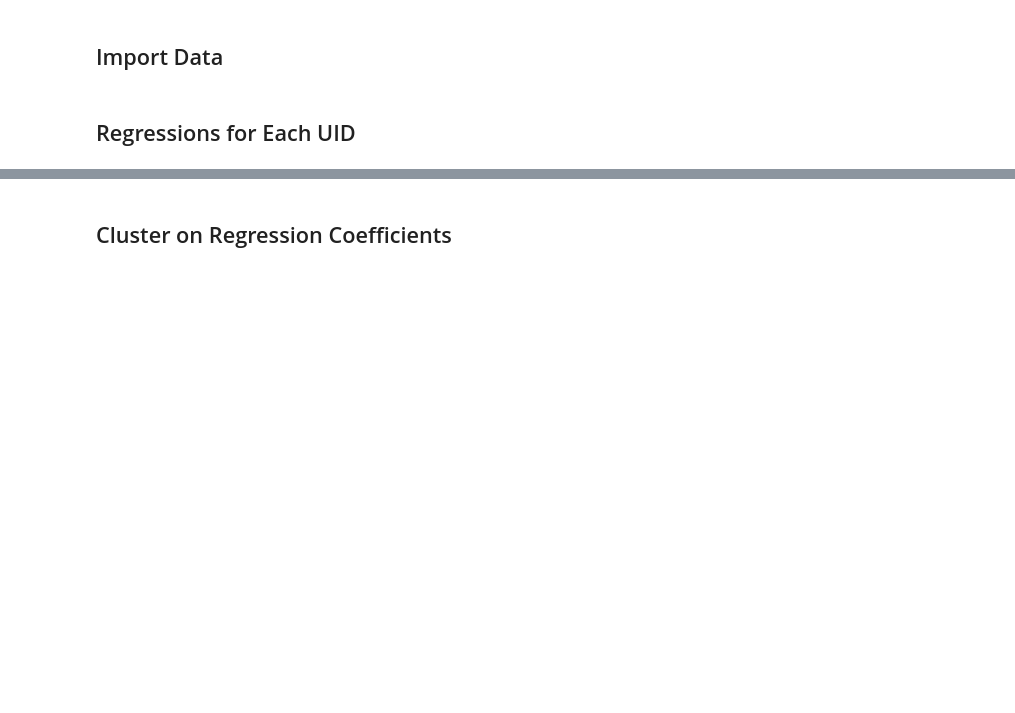
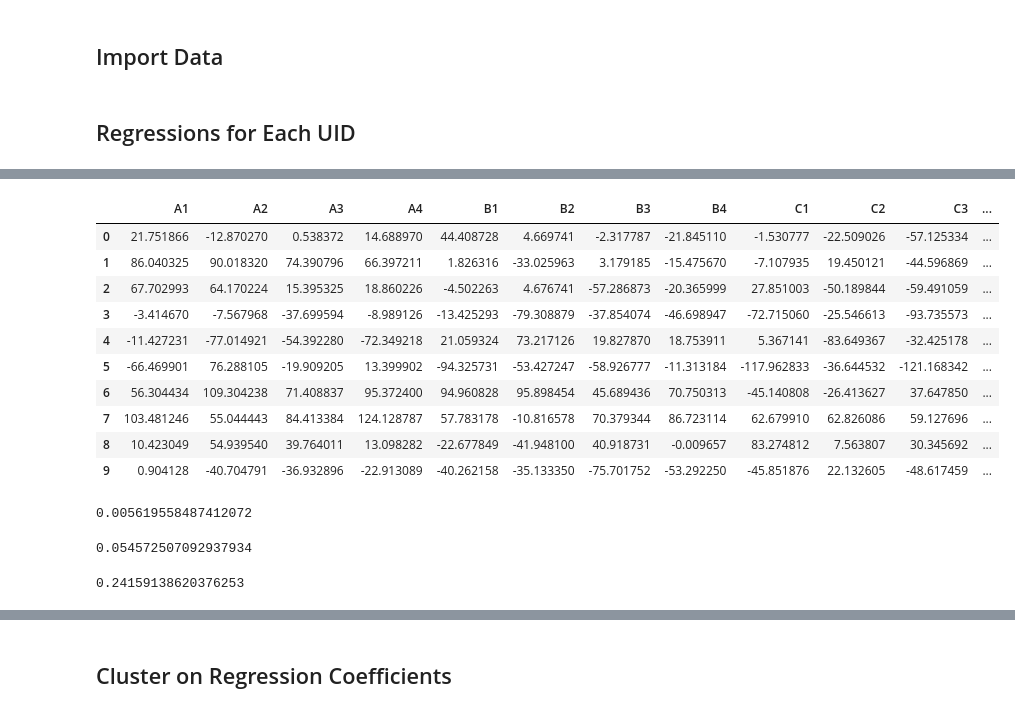
Before and after one commit to EricPostMaster/market-research-private, a Jupyter notebook: Individual_Models.ipynb, the cells around one changed output, grey strips where cells are left out. Cells and saved outputs as stored; diff of their text form; code cells hidden in the pictures; blank space fills up the shorter version.

```diff
--- a/Individual_Models.ipynb
+++ b/Individual_Models.ipynb
@@ -76,3 +102,44 @@ op.columns = colNames
 
 # Save only regression coefficients for clustering
 scores = op.drop(['UID','Const'], axis=1)
+# %%
+def pearson_dist(x, y):
+    r = stats.pearsonr(x, y)[0]
+    return (1 - r) / 2
+# %%
+
+for n in range(2, 3): # max_clusters+1):
+
+    # change your df to numpy arr
+    sample = scores.to_numpy()
+
+    # define a custom metric
+    metric = distance_metric(type_metric.USER_DEFINED, func=pearson_dist)
+
+    # carry out a km++ init
+    initial_centers = kmeans_plusplus_initializer(sample, 3, random_state=123).initialize()
+
+    # execute kmeans
+    kmeans_instance = kmeans(sample, initial_centers, metric=metric)
+
+    # run cluster analysis
+    kmeans_instance.process()
+
+    # get clusters
+    clusters = kmeans_instance.get_clusters()
+
+# Now I need to label each observation with the assigned cluster
+# %%
+# Quick and dirty way to get cluster assignments in order
+df1 = scores.iloc[clusters[0],:]
+df1['cluster'] = 1
+df2 = scores.iloc[clusters[1],:]
+df2['cluster'] = 2
+df3 = scores.iloc[clusters[2],:]
+df3['cluster'] = 3
+# df4 = scores.iloc[clusters[3],:]
+# df4['cluster'] = 4
+# df5 = scores.iloc[clusters[4],:]
+# df5['cluster'] = 5
+df7 = pd.concat([df1, df2, df3]) #, df4, df5])
+df7.sort_index(inplace=True)
@@ -78,0 +162,18 @@ scores = op.drop(['UID','Const'], axis=1)
+# %%
+df7.head(10)
+# %% [output]
+|  | A1 | A2 | A3 | A4 | B1 | B2 | B3 | B4 | C1 | C2 | C3 | ... |
+| 0 | 21.751866 | -12.870270 | 0.538372 | 14.688970 | 44.408728 | 4.669741 | -2.317787 | -21.845110 | -1.530777 | -22.509026 | -57.125334 | ... |
+| 1 | 86.040325 | 90.018320 | 74.390796 | 66.397211 | 1.826316 | -33.025963 | 3.179185 | -15.475670 | -7.107935 | 19.450121 | -44.596869 | ... |
+| 2 | 67.702993 | 64.170224 | 15.395325 | 18.860226 | -4.502263 | 4.676741 | -57.286873 | -20.365999 | 27.851003 | -50.189844 | -59.491059 | ... |
+| 3 | -3.414670 | -7.567968 | -37.699594 | -8.989126 | -13.425293 | -79.308879 | -37.854074 | -46.698947 | -72.715060 | -25.546613 | -93.735573 | ... |
+| 4 | -11.427231 | -77.014921 | -54.392280 | -72.349218 | 21.059324 | 73.217126 | 19.827870 | 18.753911 | 5.367141 | -83.649367 | -32.425178 | ... |
+| 5 | -66.469901 | 76.288105 | -19.909205 | 13.399902 | -94.325731 | -53.427247 | -58.926777 | -11.313184 | -117.962833 | -36.644532 | -121.168342 | ... |
+| 6 | 56.304434 | 109.304238 | 71.408837 | 95.372400 | 94.960828 | 95.898454 | 45.689436 | 70.750313 | -45.140808 | -26.413627 | 37.647850 | ... |
+| 7 | 103.481246 | 55.044443 | 84.413384 | 124.128787 | 57.783178 | -10.816578 | 70.379344 | 86.723114 | 62.679910 | 62.826086 | 59.127696 | ... |
+| 8 | 10.423049 | 54.939540 | 39.764011 | 13.098282 | -22.677849 | -41.948100 | 40.918731 | -0.009657 | 83.274812 | 7.563807 | 30.345692 | ... |
+| 9 | 0.904128 | -40.704791 | -36.932896 | -22.913089 | -40.262158 | -35.133350 | -75.701752 | -53.292250 | -45.851876 | 22.132605 | -48.617459 | ... |
+# %%
+silhouette_score(scores, df7['cluster'])
+# %% [output]
+0.005619558487412072
@@ -78,0 +185,4 @@ scores = op.drop(['UID','Const'], axis=1)
+# %%
+silhouette_score(murph, df3['cluster'], metric='precomputed')
+# %% [output]
+0.054572507092937934
@@ -78,0 +191,4 @@ scores = op.drop(['UID','Const'], axis=1)
+# %%
+silhouette_score(murph, df3['cluster'], metric='precomputed')
+# %% [output]
+0.24159138620376253
```
Also changed, not shown: parts of 14 cells of this notebook, 5 other files.
